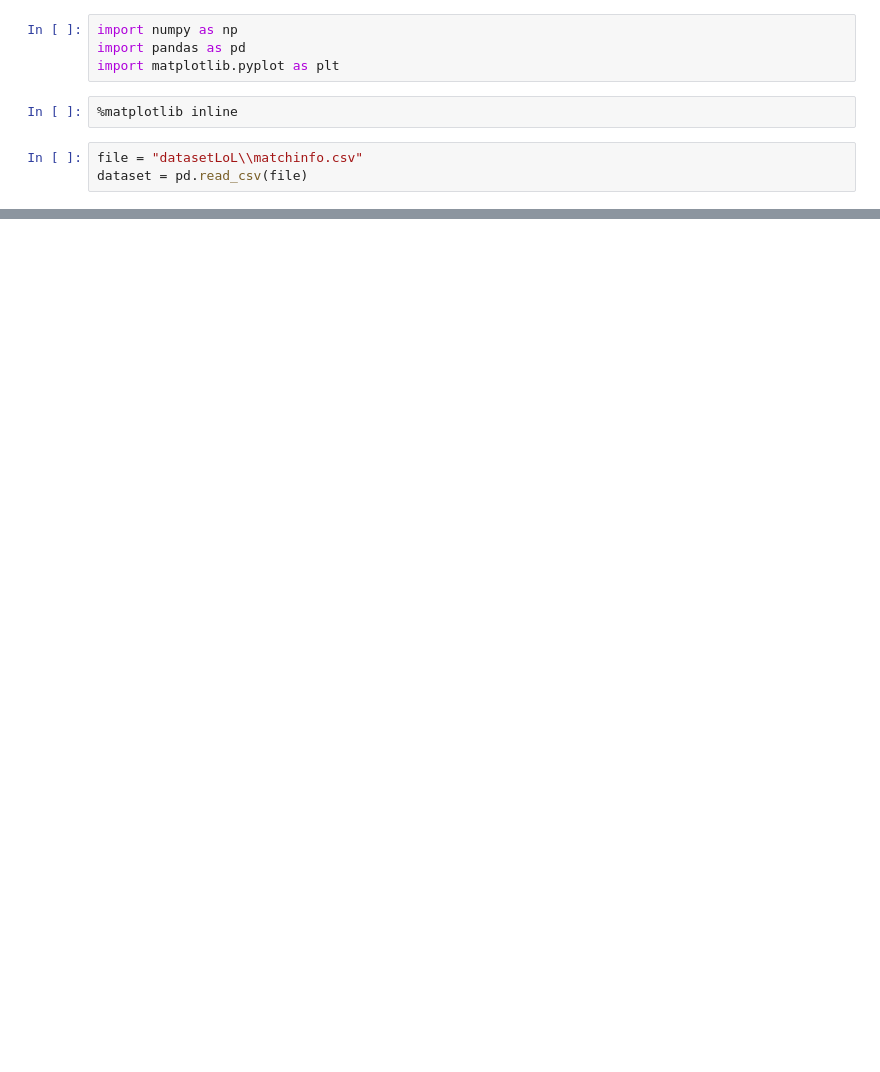
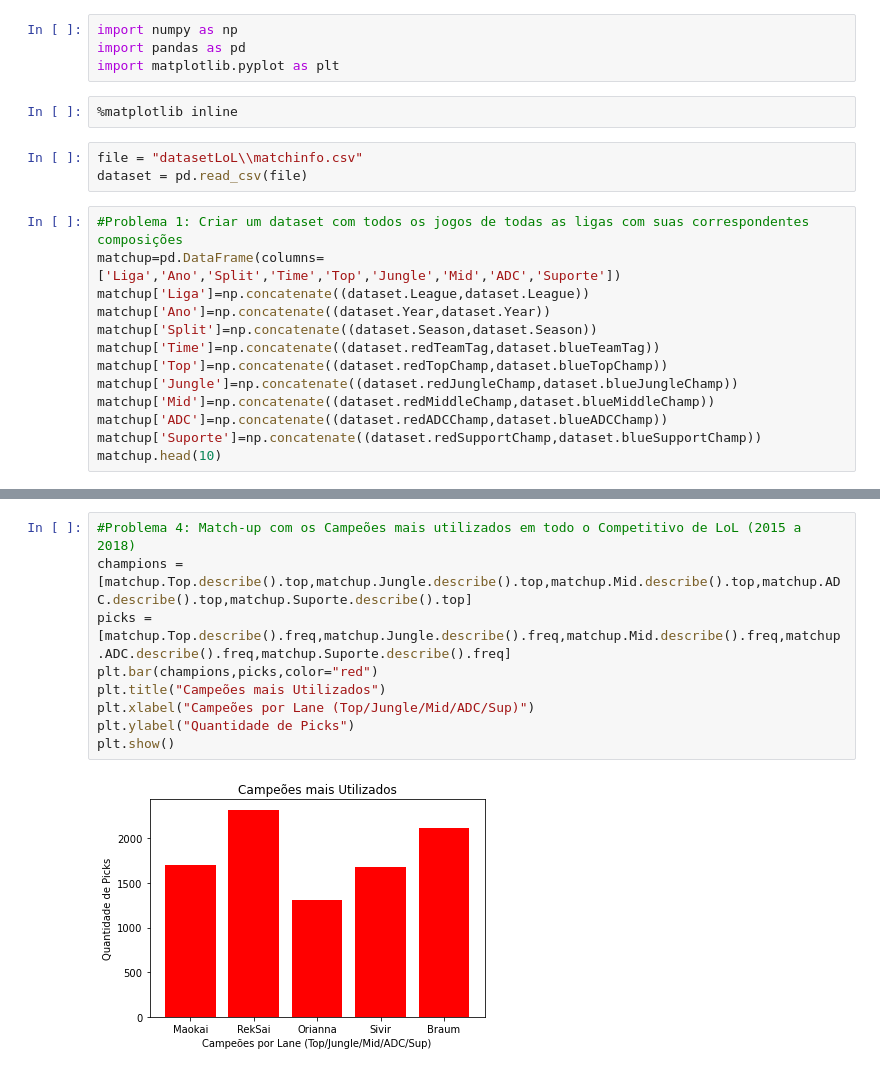
Before and after one commit to gustavosmont/Projeto-Analise-de-Dados-LoL, a Jupyter notebook: datasetdelol.ipynb, the cells around one changed output, grey strips where cells are left out. Cells and saved outputs as stored; diff of their text form; blank space fills up the shorter version.

```diff
--- a/datasetdelol.ipynb
+++ b/datasetdelol.ipynb
@@ -7,3 +7,16 @@ import matplotlib.pyplot as plt
 # %%
 file = "datasetLoL\\matchinfo.csv"
 dataset = pd.read_csv(file)
+# %%
+#Problema 1: Criar um dataset com todos os jogos de todas as ligas com suas correspondentes composições
+matchup=pd.DataFrame(columns=['Liga','Ano','Split','Time','Top','Jungle','Mid','ADC','Suporte'])
+matchup['Liga']=np.concatenate((dataset.League,dataset.League))
+matchup['Ano']=np.concatenate((dataset.Year,dataset.Year))
+matchup['Split']=np.concatenate((dataset.Season,dataset.Season))
+matchup['Time']=np.concatenate((dataset.redTeamTag,dataset.blueTeamTag))
+matchup['Top']=np.concatenate((dataset.redTopChamp,dataset.blueTopChamp))
+matchup['Jungle']=np.concatenate((dataset.redJungleChamp,dataset.blueJungleChamp))
+matchup['Mid']=np.concatenate((dataset.redMiddleChamp,dataset.blueMiddleChamp))
+matchup['ADC']=np.concatenate((dataset.redADCChamp,dataset.blueADCChamp))
+matchup['Suporte']=np.concatenate((dataset.redSupportChamp,dataset.blueSupportChamp))
+matchup.head(10)
@@ -9,0 +57,11 @@ dataset = pd.read_csv(file)
+# %%
+#Problema 4: Match-up com os Campeões mais utilizados em todo o Competitivo de LoL (2015 a 2018)
+champions = [matchup.Top.describe().top,matchup.Jungle.describe().top,matchup.Mid.describe().top,matchup.ADC.describe().top,matchup.Suporte.describe().top]
+picks = [matchup.Top.describe().freq,matchup.Jungle.describe().freq,matchup.Mid.describe().freq,matchup.ADC.describe().freq,matchup.Suporte.describe().freq]
+plt.bar(champions,picks,color="red")
+plt.title("Campeões mais Utilizados")
+plt.xlabel("Campeões por Lane (Top/Jungle/Mid/ADC/Sup)")
+plt.ylabel("Quantidade de Picks")
+plt.show()
+# %% [output]
+[figure, added]
```
Also changed, not shown: parts of 29 cells of this notebook, 1 other file.
